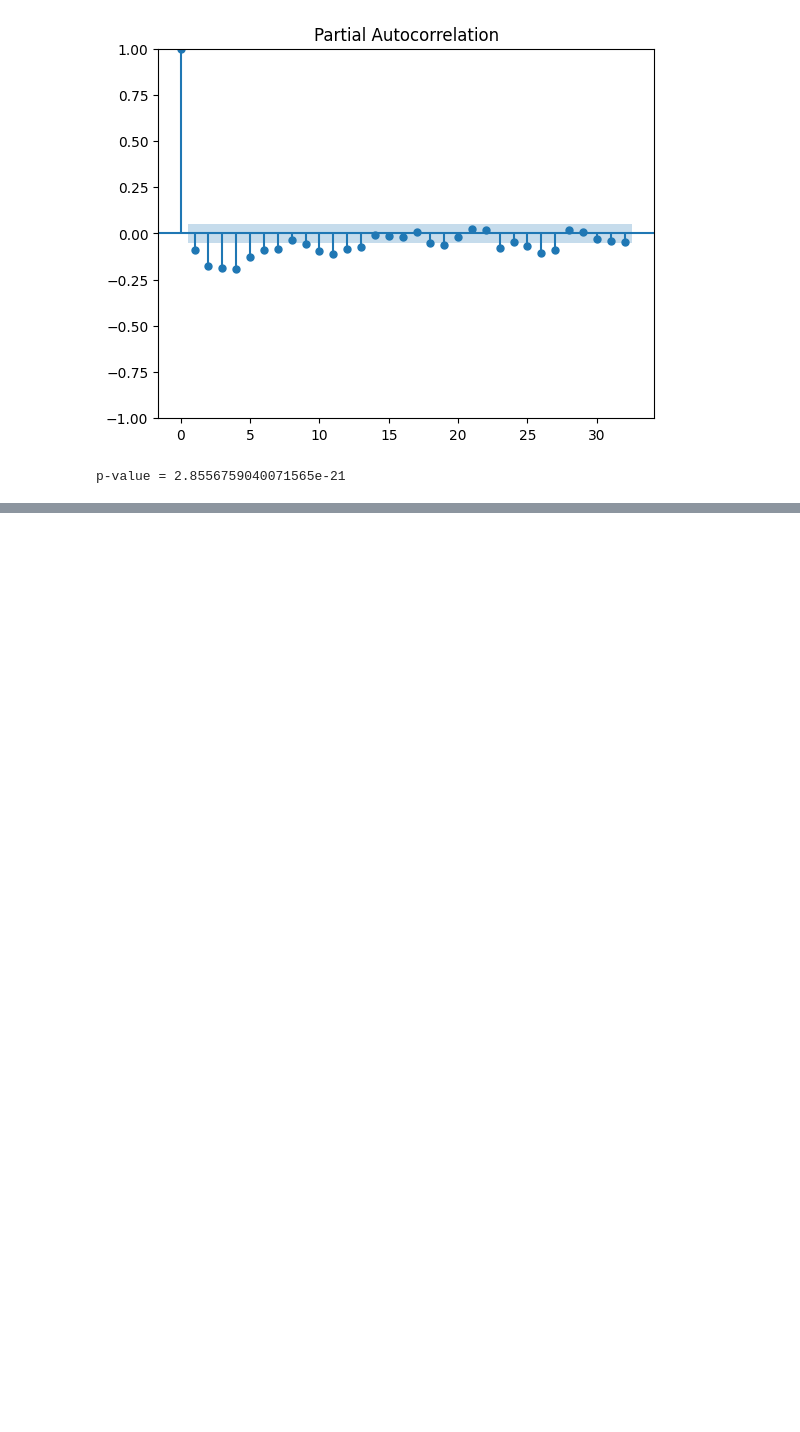
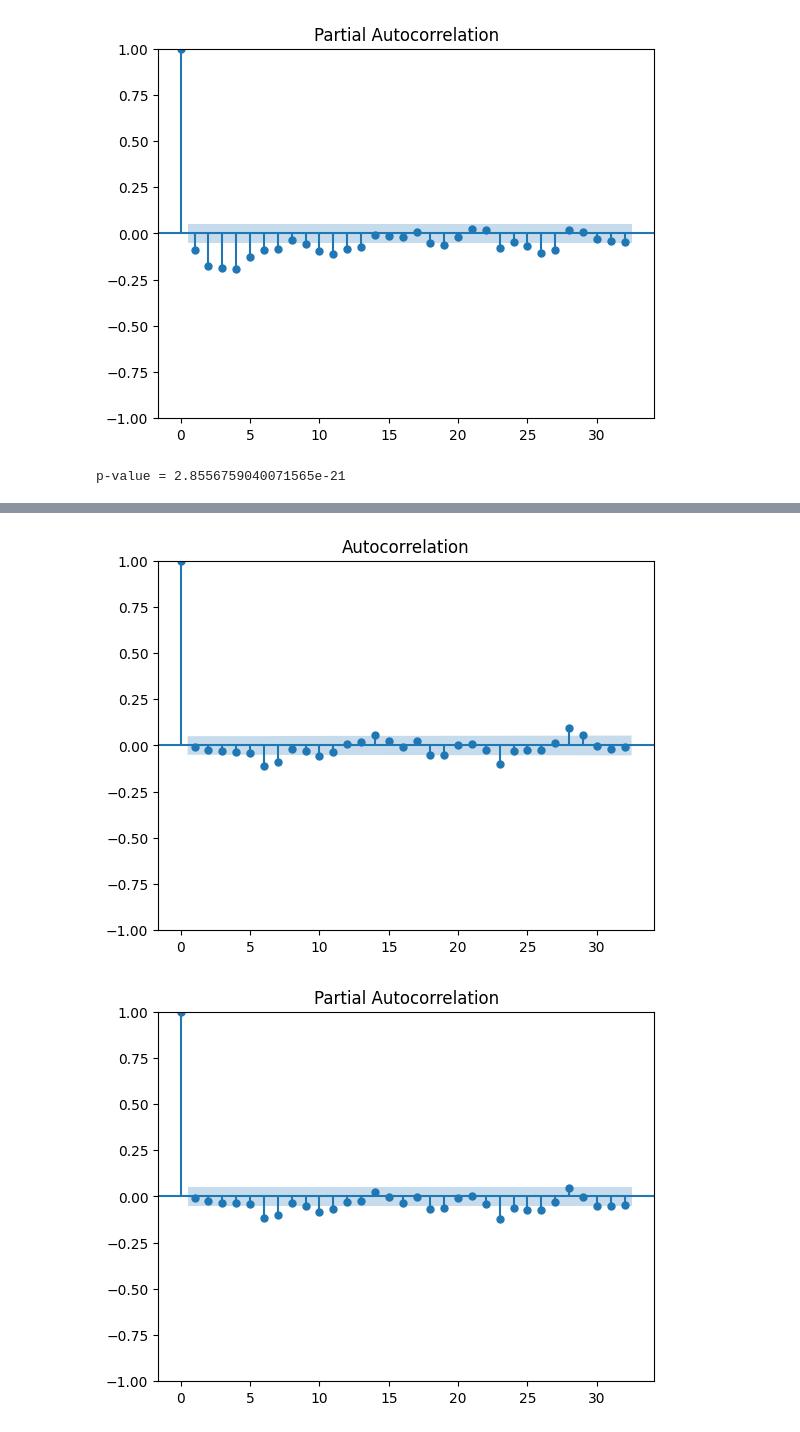
Before and after one commit to leonardovenan/oreForecast, a Jupyter notebook: dailyForecast.ipynb, the cells around one changed output, grey strips where cells are left out. Cells and saved outputs as stored; diff of their text form; code cells hidden in the pictures; blank space fills up the shorter version.

```diff
--- a/dailyForecast.ipynb
+++ b/dailyForecast.ipynb
@@ -106,0 +115,6 @@ Warnings:
+# %%
+acf_res = plot_acf(residuals)
+pacf_res = plot_pacf(residuals)
+# %% [output]
+[figure, added]
+[figure, added]
```
Also changed, not shown: parts of 2 cells of this notebook.
